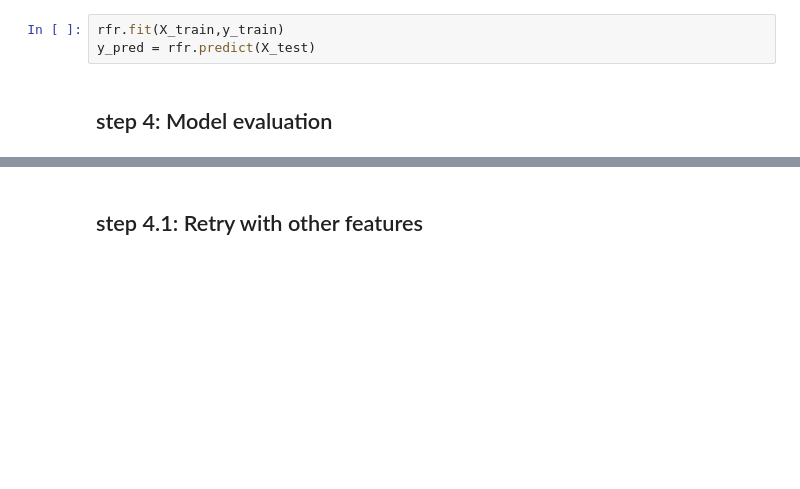
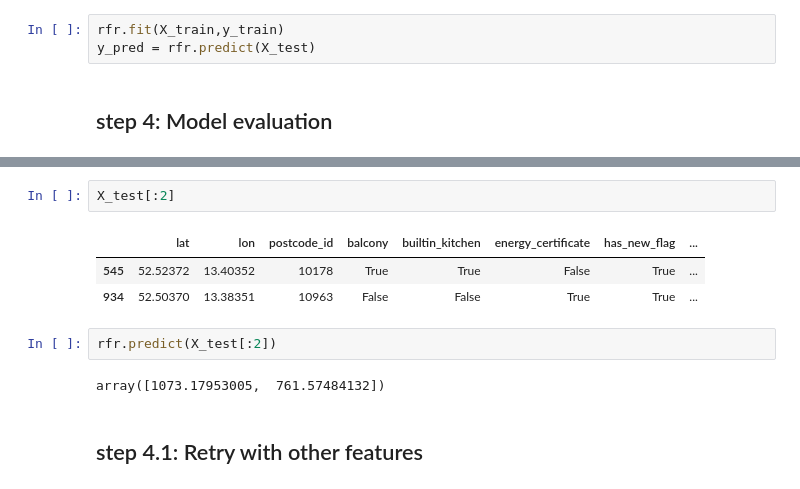
Before and after one commit to matthew-thaokhamlue/Berlin-flat-pricing-prediction, a Jupyter notebook: Berlin flat price model.ipynb, the cells around one changed output, grey strips where cells are left out. Drawn from its saved outputs; the diff is of its cells as text; blank space fills up the shorter version.

```diff
--- a/Berlin flat price model.ipynb
+++ b/Berlin flat price model.ipynb
@@ -202,3 +310,13 @@ print(f"Model RMSE: {RMSE}")
+# %%
+X_test[:2]
+# %% [output]
+|  | lat | lon | postcode_id | balcony | builtin_kitchen | energy_certificate | has_new_flag | ... |
+| 545 | 52.52372 | 13.40352 | 10178 | True | True | False | True | ... |
+| 934 | 52.50370 | 13.38351 | 10963 | False | False | True | True | ... |
+# %%
+rfr.predict(X_test[:2])
+# %% [output]
+array([1073.17953005,  761.57484132])
 # %% [markdown]
 ## step 4.1: Retry with other features
 # %%
```
Also changed, not shown: parts of 28 cells of this notebook.
